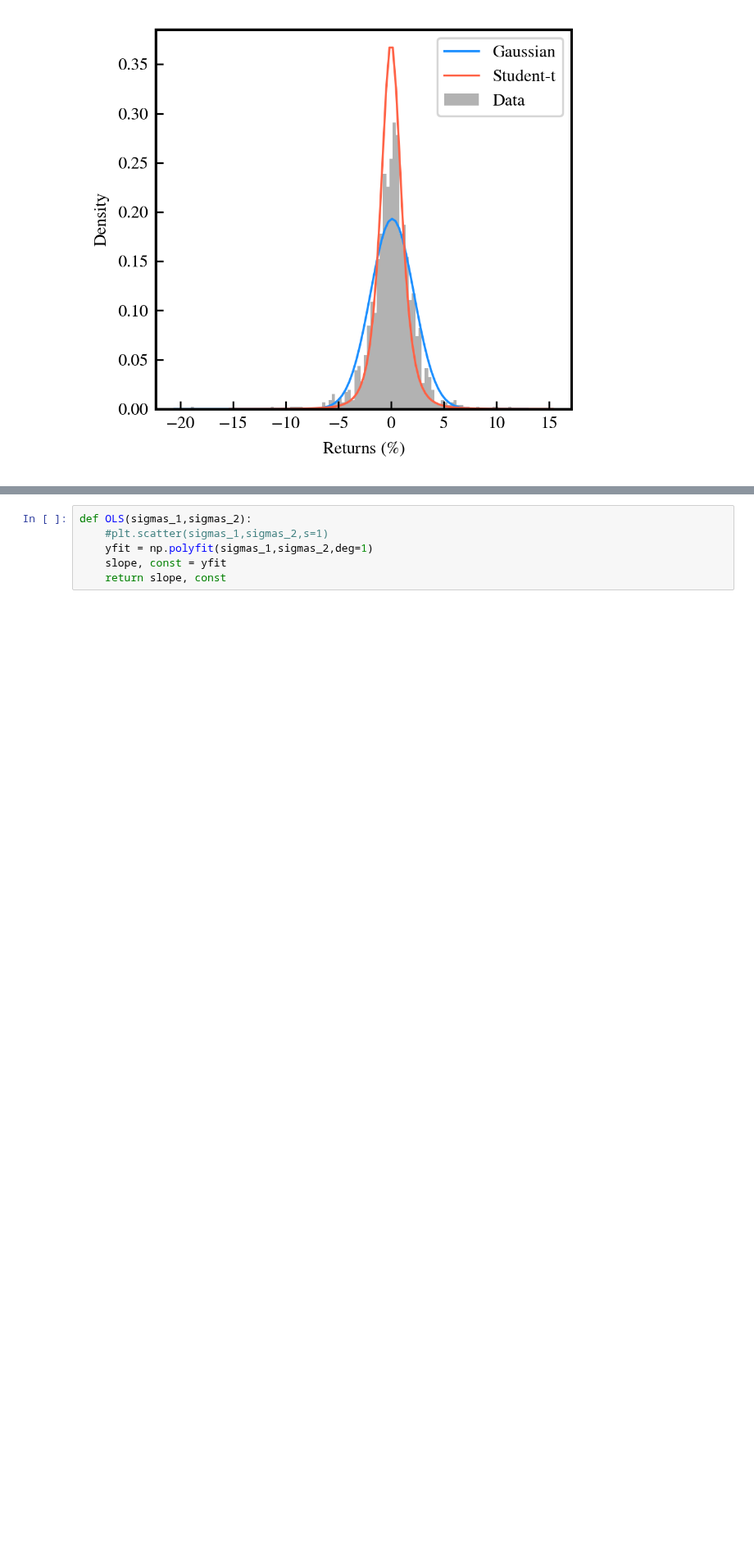
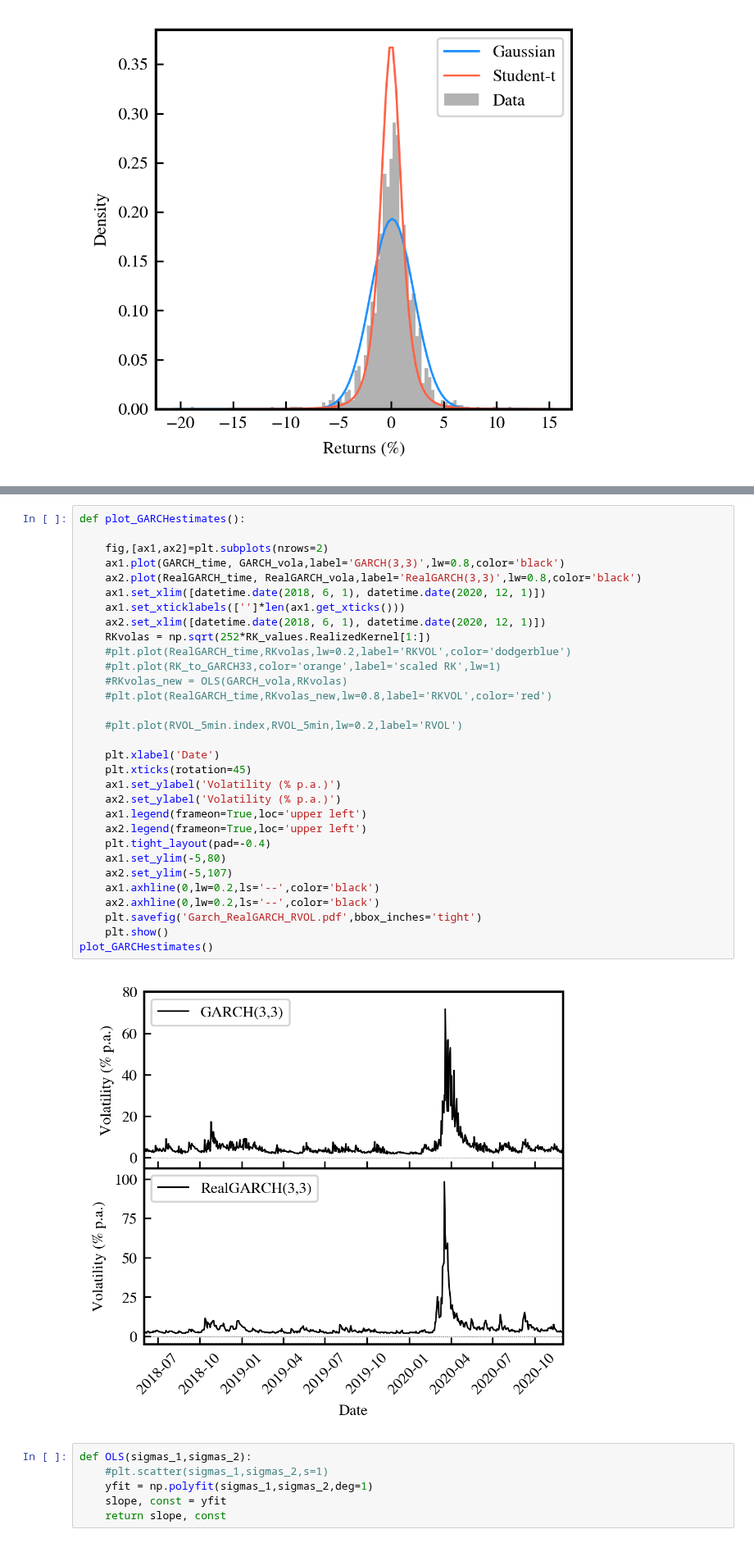
Before and after one commit to LuukOudshoorn25/HighFrequencyTrading, a Jupyter notebook: Code.ipynb, the cells around one changed output, grey strips where cells are left out. Shown at 82% size. Drawn from its saved outputs; the diff is of its cells as text; blank space fills up the shorter version.

```diff
--- a/Code.ipynb
+++ b/Code.ipynb
@@ -755,3 +758,36 @@ Optimization terminated successfully    (Exit mode 0)
+# %%
+def plot_GARCHestimates():
+
+    fig,[ax1,ax2]=plt.subplots(nrows=2)
+    ax1.plot(GARCH_time, GARCH_vola,label='GARCH(3,3)',lw=0.8,color='black')
+    ax2.plot(RealGARCH_time, RealGARCH_vola,label='RealGARCH(3,3)',lw=0.8,color='black')
+    ax1.set_xlim([datetime.date(2018, 6, 1), datetime.date(2020, 12, 1)])
+    ax1.set_xticklabels(['']*len(ax1.get_xticks()))
+    ax2.set_xlim([datetime.date(2018, 6, 1), datetime.date(2020, 12, 1)])
+    RKvolas = np.sqrt(252*RK_values.RealizedKernel[1:])
+    #plt.plot(RealGARCH_time,RKvolas,lw=0.2,label='RKVOL',color='dodgerblue')
+    #plt.plot(RK_to_GARCH33,color='orange',label='scaled RK',lw=1)
+    #RKvolas_new = OLS(GARCH_vola,RKvolas)
+    #plt.plot(RealGARCH_time,RKvolas_new,lw=0.8,label='RKVOL',color='red')
+
+    #plt.plot(RVOL_5min.index,RVOL_5min,lw=0.2,label='RVOL')
+
+    plt.xlabel('Date')
+    plt.xticks(rotation=45)
+    ax1.set_ylabel('Volatility (% p.a.)')
+    ax2.set_ylabel('Volatility (% p.a.)')
+    ax1.legend(frameon=True,loc='upper left')
+    ax2.legend(frameon=True,loc='upper left')
+    plt.tight_layout(pad=-0.4)
+    ax1.set_ylim(-5,80)
+    ax2.set_ylim(-5,107)
+    ax1.axhline(0,lw=0.2,ls='--',color='black')
+    ax2.axhline(0,lw=0.2,ls='--',color='black')
+    plt.savefig('Garch_RealGARCH_RVOL.pdf',bbox_inches='tight')
+    plt.show()
+plot_GARCHestimates()
+# %% [output]
+[figure, added]
 # %%
 def OLS(sigmas_1,sigmas_2):
     #plt.scatter(sigmas_1,sigmas_2,s=1)
```
Also changed, not shown: parts of 19 cells of this notebook.
